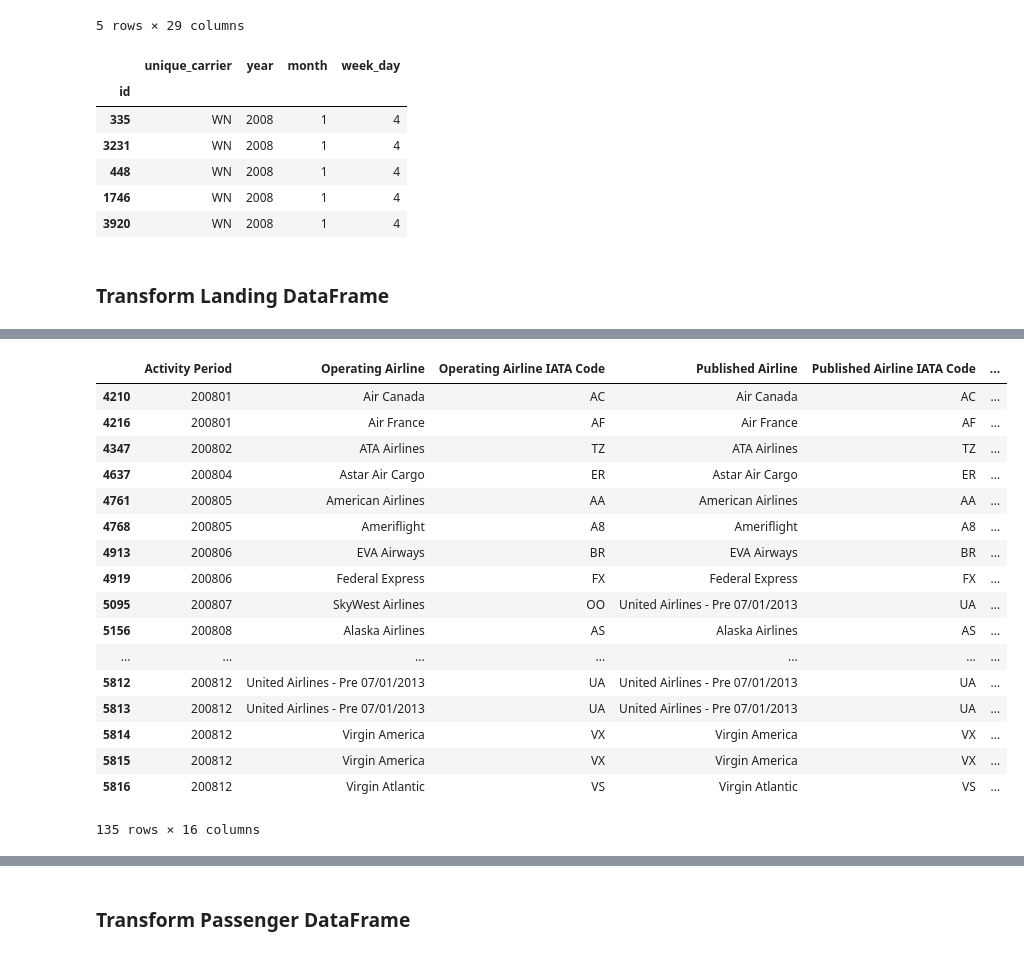
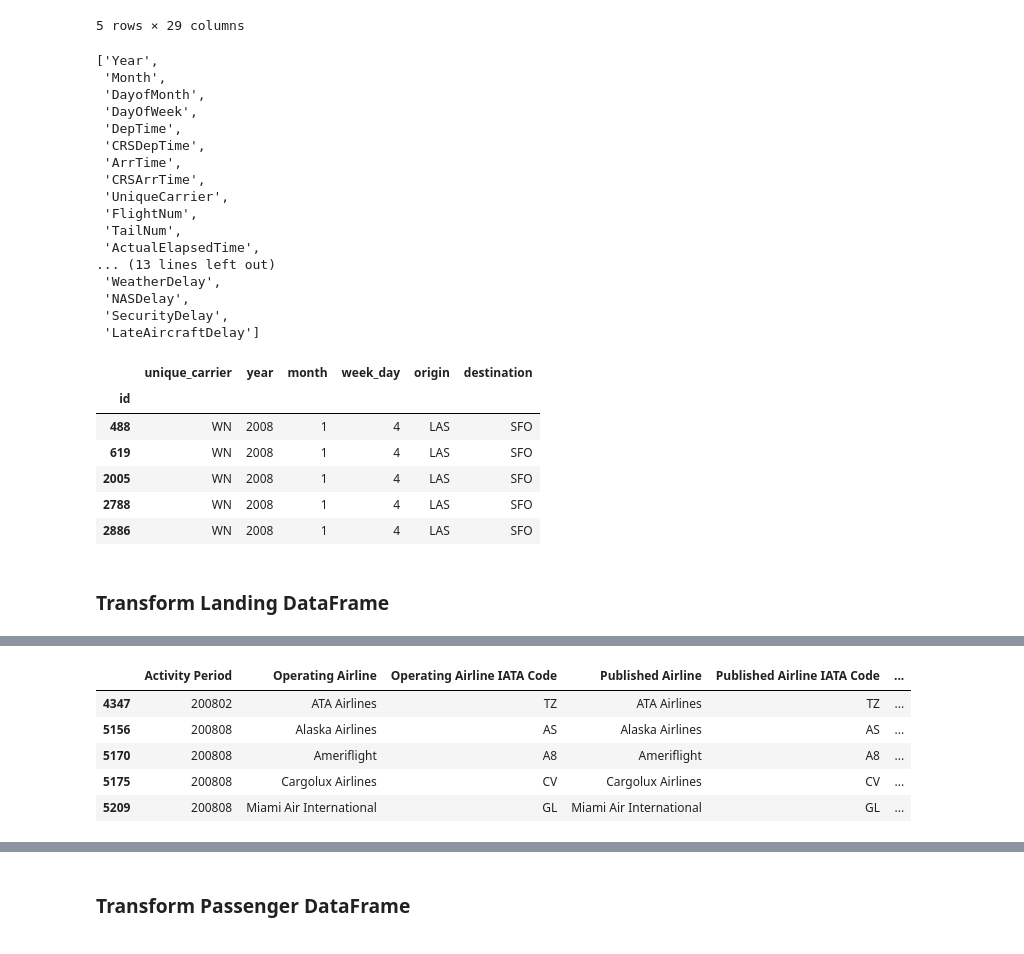
Before and after one commit to janelcv/SFO_Landing, a Jupyter notebook: sfo_landing.ipynb, the cells around one changed output, grey strips where cells are left out. Saved outputs shown, nothing was run; the diff lists cells and outputs as text; code cells hidden in the pictures.

Commit message:
Filterng data for SFO airport, making some changes to exclude duplicates

```diff
--- a/sfo_landing.ipynb
+++ b/sfo_landing.ipynb
@@ -17,3 +17,23 @@ delay_df.tail()
 | 7009726 | 2008 | 12 | 13 | 6 | 1251.0 | 1240 | 1446.0 | 1437 | DL | ... |
 | 7009727 | 2008 | 12 | 13 | 6 | 1110.0 | 1103 | 1413.0 | 1418 | DL | ... |
 5 rows × 29 columns
+# %%
+list(delay_df)
+# %% [output]
+['Year',
+ 'Month',
+ 'DayofMonth',
+ 'DayOfWeek',
+ 'DepTime',
+ 'CRSDepTime',
+ 'ArrTime',
+ 'CRSArrTime',
+ 'UniqueCarrier',
+ 'FlightNum',
+ 'TailNum',
+ 'ActualElapsedTime',
+... (13 lines left out)
+ 'WeatherDelay',
+ 'NASDelay',
+ 'SecurityDelay',
+ 'LateAircraftDelay']
@@ -20,6 +43,7 @@ delay_df.tail()
 # %%
 # Create a filtered dataframe from specific columns
-delay_cols = ["FlightNum", "UniqueCarrier", "Year", "Month", "DayOfWeek"]
+delay_cols = ["FlightNum", "UniqueCarrier", "Year", "Month", "DayOfWeek", 'Origin',
+ 'Dest']
 delay_transformed = delay_df[delay_cols].copy()
 
 # Rename the column headers
@@ -27,7 +51,9 @@ delay_transformed = delay_transformed.rename(columns={"FlightNum": "id",
                                                           "UniqueCarrier": "unique_carrier",
                                                           "Year": "year",
                                                      "Month": "month",
-                                                     "DayOfWeek": "week_day"})
+                                                     "DayOfWeek": "week_day",
+                                                     "Origin": "origin",
+                                                     "Dest": "destination"})
 
 # Clean the data by dropping duplicates and setting the index
 delay_transformed.drop_duplicates("id", inplace=True)
@@ -35,13 +61,13 @@ delay_transformed.set_index("id", inplace=True)
 
 delay_transformed.head()
 # %% [output]
-|  | unique_carrier | year | month | week_day |
-| id |  |  |  |  |
-| 335 | WN | 2008 | 1 | 4 |
-| 3231 | WN | 2008 | 1 | 4 |
-| 448 | WN | 2008 | 1 | 4 |
-| 1746 | WN | 2008 | 1 | 4 |
-| 3920 | WN | 2008 | 1 | 4 |
+|  | unique_carrier | year | month | week_day | origin | destination |
+| id |  |  |  |  |  |  |
+| 488 | WN | 2008 | 1 | 4 | LAS | SFO |
+| 619 | WN | 2008 | 1 | 4 | LAS | SFO |
+| 2005 | WN | 2008 | 1 | 4 | LAS | SFO |
+| 2788 | WN | 2008 | 1 | 4 | LAS | SFO |
+| 2886 | WN | 2008 | 1 | 4 | LAS | SFO |
 # %% [markdown]
 ### Transform Landing DataFrame
 # %%
@@ -70,26 +96,14 @@ landings_df['Month'] = landings_df['Month'].astype(int)
 landings_df = landings_df.loc[landings_df['Year'] == 2008]
 # %%
 #Dropping duplicates
-landings_df.drop_duplicates(["Year","Operating Airline IATA Code", "GEO Region","Landing Aircraft Type","Aircraft Model"], keep= 'last').head
+landings_df.drop_duplicates(["Year", "Month", "Operating Airline IATA Code", "GEO Region","Landing Aircraft Type", "Aircraft Model", "Aircraft Version"], keep= 'last').head()
 # %% [output]
 |  | Activity Period | Operating Airline | Operating Airline IATA Code | Published Airline | Published Airline IATA Code | ... |
-| 4210 | 200801 | Air Canada | AC | Air Canada | AC | ... |
-| 4216 | 200801 | Air France | AF | Air France | AF | ... |
 | 4347 | 200802 | ATA Airlines | TZ | ATA Airlines | TZ | ... |
-| 4637 | 200804 | Astar Air Cargo | ER | Astar Air Cargo | ER | ... |
-| 4761 | 200805 | American Airlines | AA | American Airlines | AA | ... |
-| 4768 | 200805 | Ameriflight | A8 | Ameriflight | A8 | ... |
-| 4913 | 200806 | EVA Airways | BR | EVA Airways | BR | ... |
-| 4919 | 200806 | Federal Express | FX | Federal Express | FX | ... |
-| 5095 | 200807 | SkyWest Airlines | OO | United Airlines - Pre 07/01/2013 | UA | ... |
 | 5156 | 200808 | Alaska Airlines | AS | Alaska Airlines | AS | ... |
-| ... | ... | ... | ... | ... | ... | ... |
-| 5812 | 200812 | United Airlines - Pre 07/01/2013 | UA | United Airlines - Pre 07/01/2013 | UA | ... |
-| 5813 | 200812 | United Airlines - Pre 07/01/2013 | UA | United Airlines - Pre 07/01/2013 | UA | ... |
-| 5814 | 200812 | Virgin America | VX | Virgin America | VX | ... |
-| 5815 | 200812 | Virgin America | VX | Virgin America | VX | ... |
-| 5816 | 200812 | Virgin Atlantic | VS | Virgin Atlantic | VS | ... |
+| 5170 | 200808 | Ameriflight | A8 | Ameriflight | A8 | ... |
+| 5175 | 200808 | Cargolux Airlines | CV | Cargolux Airlines | CV | ... |
+| 5209 | 200808 | Miami Air International | GL | Miami Air International | GL | ... |
-135 rows × 16 columns
 # %%
 #Dropping splited column
 landings_df.drop(["Activity Period"], axis=1).head()
```
Also changed, not shown: parts of 7 cells of this notebook, 2 other files.
